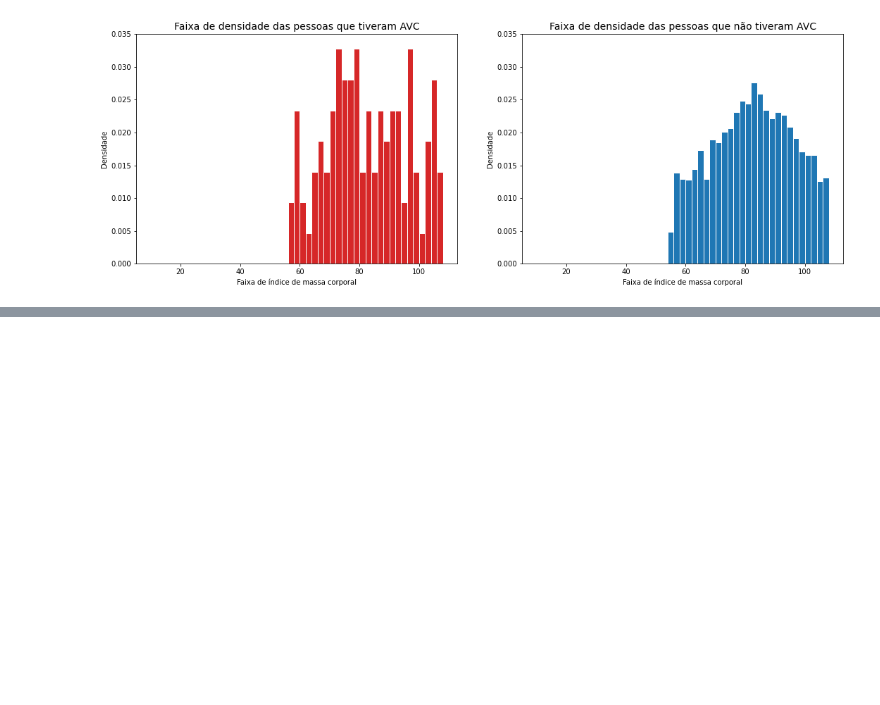
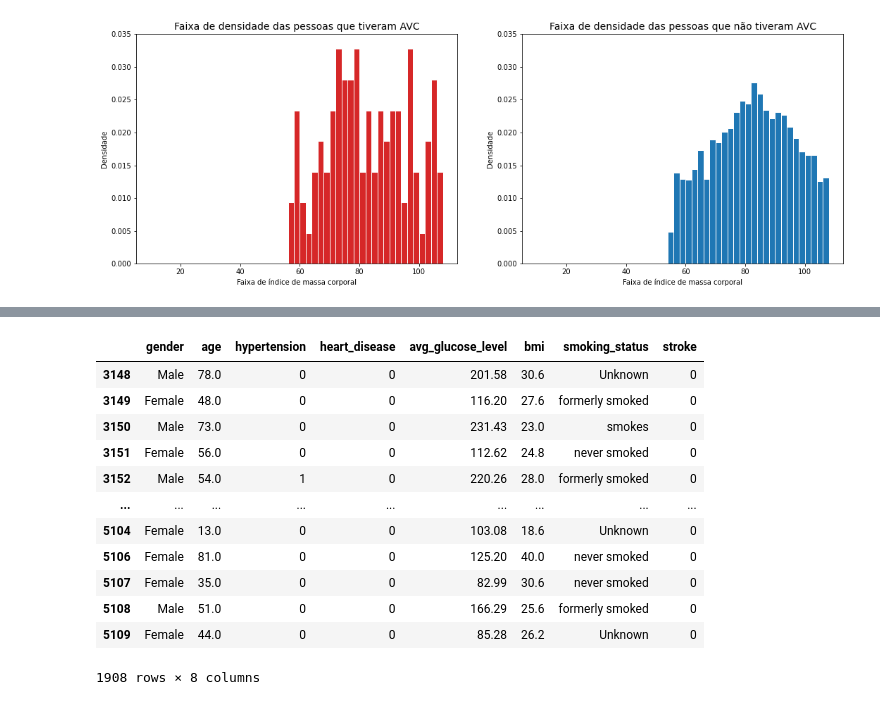
Before and after one commit to Adneycm/Projeto2-Cdados, a Jupyter notebook: Projeto2_Ciencia_dos_Dados_Stroke.ipynb, the cells around one changed output, grey strips where cells are left out. Drawn from its saved outputs; the diff is of its cells as text; code cells hidden in the pictures; blank space fills up the shorter version.

```diff
--- a/Projeto2_Ciencia_dos_Dados_Stroke.ipynb
+++ b/Projeto2_Ciencia_dos_Dados_Stroke.ipynb
@@ -316,0 +350,17 @@ plt.show()
+# %%
+stroke_test = stroke.iloc[3000:4908, :]
+stroke_test
+# %% [output]
+|  | gender | age | hypertension | heart_disease | avg_glucose_level | bmi | smoking_status | stroke |
+| 3148 | Male | 78.0 | 0 | 0 | 201.58 | 30.6 | Unknown | 0 |
+| 3149 | Female | 48.0 | 0 | 0 | 116.20 | 27.6 | formerly smoked | 0 |
+| 3150 | Male | 73.0 | 0 | 0 | 231.43 | 23.0 | smokes | 0 |
+| 3151 | Female | 56.0 | 0 | 0 | 112.62 | 24.8 | never smoked | 0 |
+| 3152 | Male | 54.0 | 1 | 0 | 220.26 | 28.0 | formerly smoked | 0 |
+| ... | ... | ... | ... | ... | ... | ... | ... | ... |
+| 5104 | Female | 13.0 | 0 | 0 | 103.08 | 18.6 | Unknown | 0 |
+| 5106 | Female | 81.0 | 0 | 0 | 125.20 | 40.0 | never smoked | 0 |
+| 5107 | Female | 35.0 | 0 | 0 | 82.99 | 30.6 | never smoked | 0 |
+| 5108 | Male | 51.0 | 0 | 0 | 166.29 | 25.6 | formerly smoked | 0 |
+| 5109 | Female | 44.0 | 0 | 0 | 85.28 | 26.2 | Unknown | 0 |
+1908 rows × 8 columns
```
Also changed, not shown: parts of 3 cells of this notebook.
